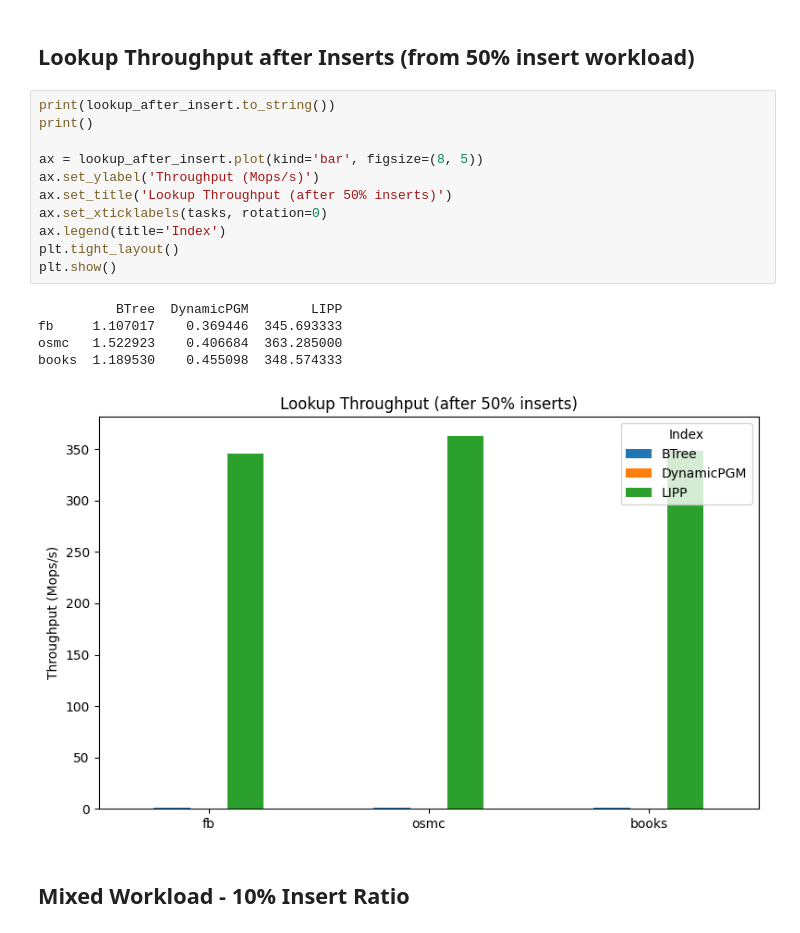
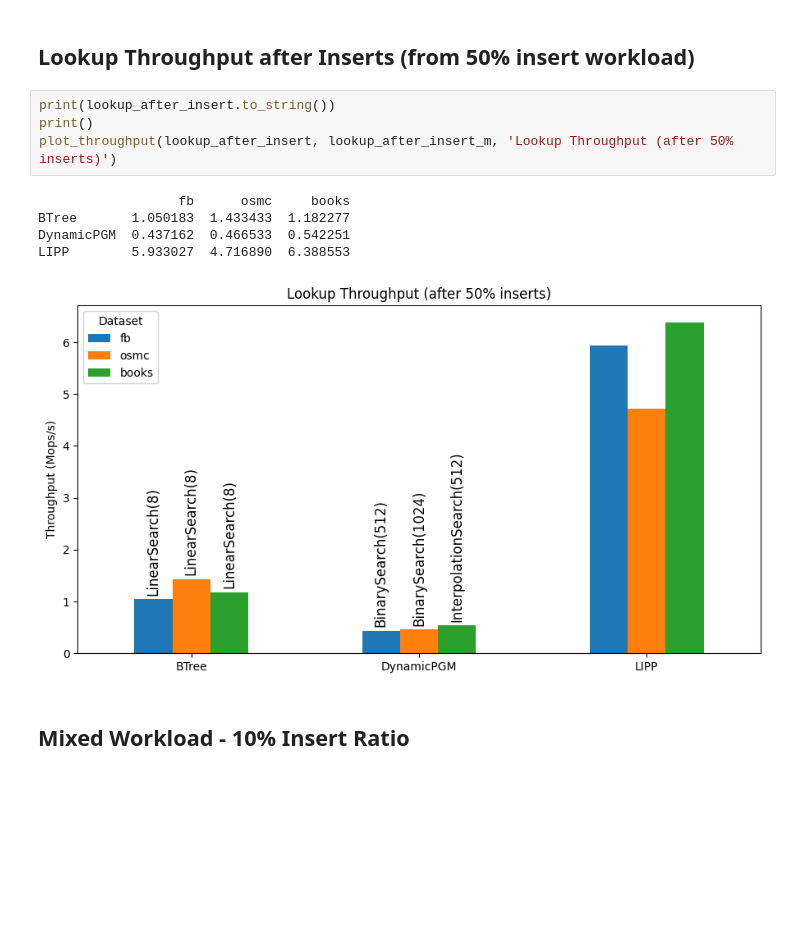
Before and after one commit to michaelneuder/COS568-LI-SP26, a Jupyter notebook: analysis.ipynb, the cells around one changed output. Cells and saved outputs as stored; diff of their text form; blank space fills up the shorter version.

```diff
--- a/analysis.ipynb
+++ b/analysis.ipynb
@@ -110,20 +127,13 @@ books  0.888139    5.800243  3.007033
 # %%
 print(lookup_after_insert.to_string())
 print()
-
-ax = lookup_after_insert.plot(kind='bar', figsize=(8, 5))
-ax.set_ylabel('Throughput (Mops/s)')
-ax.set_title('Lookup Throughput (after 50% inserts)')
-ax.set_xticklabels(tasks, rotation=0)
-ax.legend(title='Index')
-plt.tight_layout()
-plt.show()
+plot_throughput(lookup_after_insert, lookup_after_insert_m, 'Lookup Throughput (after 50% inserts)')
 # %% [output]
-          BTree  DynamicPGM        LIPP
-fb     1.107017    0.369446  345.693333
-osmc   1.522923    0.406684  363.285000
-books  1.189530    0.455098  348.574333
+                  fb      osmc     books
+BTree       1.050183  1.433433  1.182277
+DynamicPGM  0.437162  0.466533  0.542251
+LIPP        5.933027  4.716890  6.388553
-[figure, old version]
+[figure, new version]
 # %% [markdown]
 ## Mixed Workload - 10% Insert Ratio
 # %%
```
Also changed, not shown: parts of 5 cells of this notebook, 19 other files.
